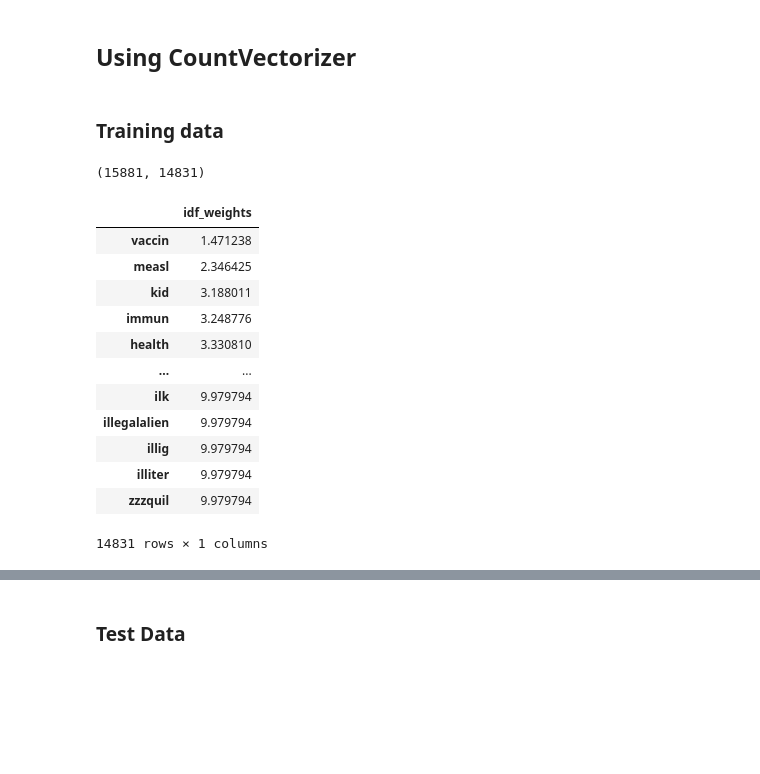
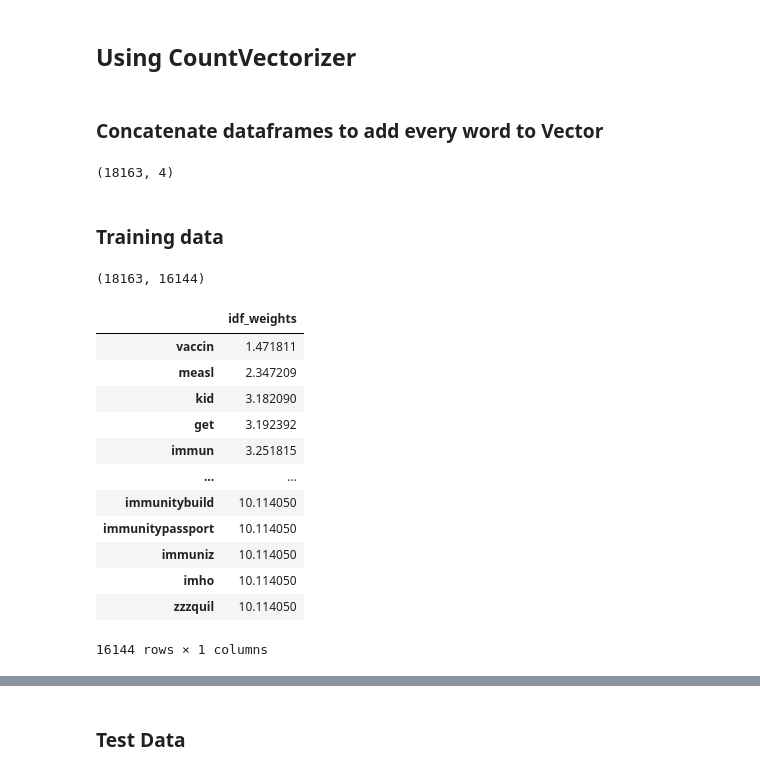
Before and after one commit to nefelitav/vaccine-sentiment-classifier, a Jupyter notebook: vaccine.ipynb, the cells around one changed output, grey strips where cells are left out. Drawn from its saved outputs; the diff is of its cells as text; code cells hidden in the pictures; blank space fills up the shorter version.

```diff
--- a/vaccine.ipynb
+++ b/vaccine.ipynb
@@ -189,32 +201,39 @@ df2
 # Vectorize and Perform TF-IDF
 # %% [markdown]
 ## Using CountVectorizer
+# %% [markdown]
+### Concatenate dataframes to add every word to Vector
+# %%
+total = df.append(df2)
+total.shape
+# %% [output]
+(18163, 4)
 # %% [markdown]
 ### Training data
-# %%
-cv = CountVectorizer(stop_words='english')
-word_count_vector_train = cv.fit_transform(df['clean_tweet'])
-word_count_vector_train.shape
-# %% [output]
-(15881, 14831)
+# %%
+cv = CountVectorizer(stop_words='english',  max_df = 0.999, min_df = 0.001)     # exclude too rare or too typical words, because they offer no knowledge
+word_count = cv.fit_transform(total['clean_tweet'])
+word_count.shape
+# %% [output]
+(18163, 16144)
 # %%
-tfidf_transformer = TfidfTransformer(smooth_idf = True, use_idf = True)
-tfidf_transformer.fit(word_count_vector_train)
+tfidf_transformer = TfidfTransformer()
+tfidf_transformer.fit(word_count)
 
 # print idf values sorted by ascending order - simply for debugging
-df_idf = pd.DataFrame(tfidf_transformer.idf_, index=cv.get_feature_names(), columns=["idf_weights"])
+df_idf = pd.DataFrame(tfidf_transformer.idf_, index=cv.get_feature_names_out(), columns=["idf_weights"])
 df_idf.sort_values(by=['idf_weights'])
 # %% [output]
 |  | idf_weights |
-| vaccin | 1.471238 |
-| measl | 2.346425 |
-| kid | 3.188011 |
-| immun | 3.248776 |
-| health | 3.330810 |
+| vaccin | 1.471811 |
+| measl | 2.347209 |
+| kid | 3.182090 |
+| get | 3.192392 |
+| immun | 3.251815 |
 | ... | ... |
-| ilk | 9.979794 |
-| illegalalien | 9.979794 |
-| illig | 9.979794 |
-| illiter | 9.979794 |
-| zzzquil | 9.979794 |
+| immunitybuild | 10.114050 |
+| immunitypassport | 10.114050 |
+| immuniz | 10.114050 |
+| imho | 10.114050 |
+| zzzquil | 10.114050 |
-14831 rows × 1 columns
+16144 rows × 1 columns
```
Also changed, not shown: parts of 68 cells of this notebook, 1 other file.
